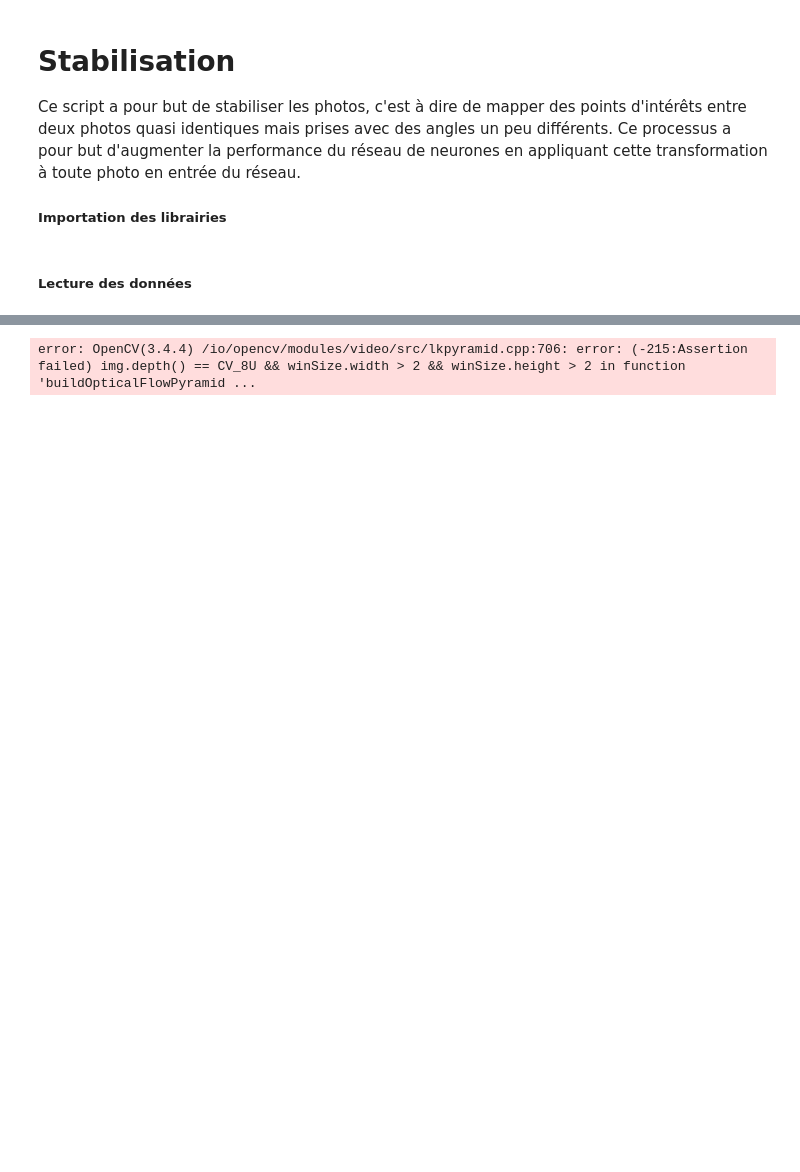
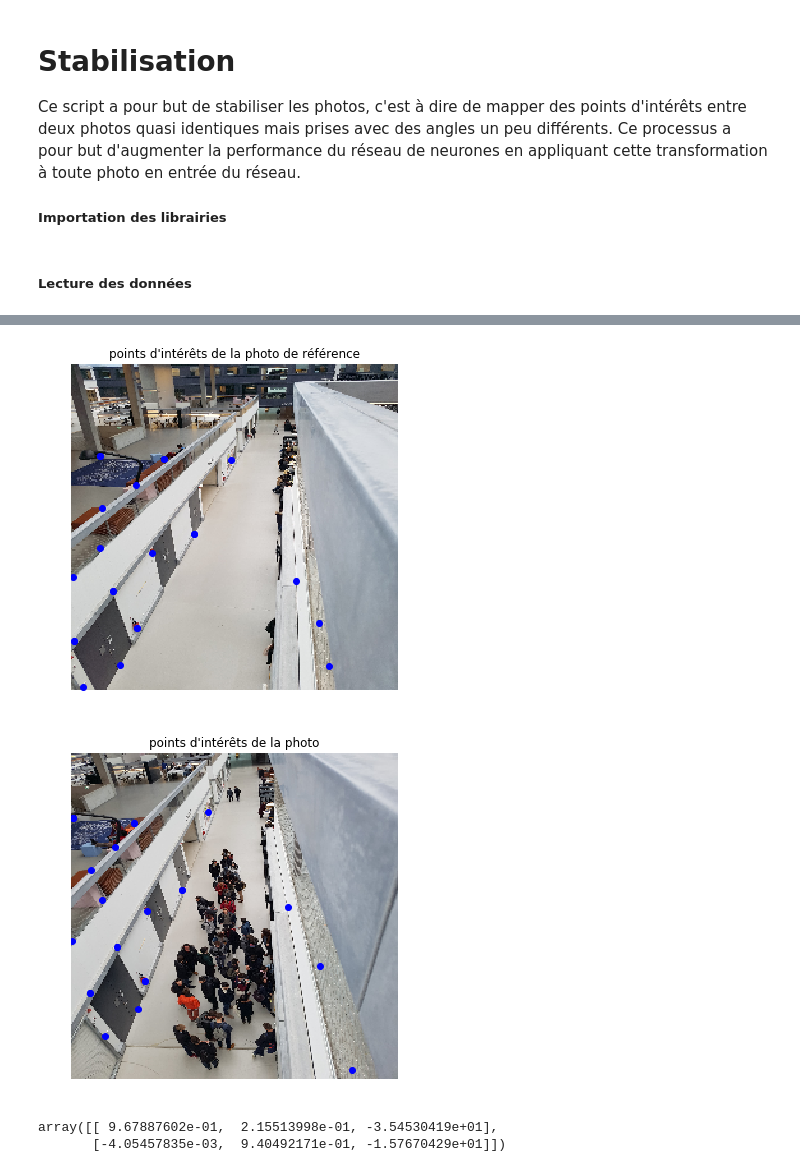
Before and after one commit to Erwandk/QueueDetection, a Jupyter notebook: code_projet/Stabilisation.ipynb, the cells around one changed output, grey strips where cells are left out. Drawn from its saved outputs; the diff is of its cells as text; code cells hidden in the pictures; blank space fills up the shorter version.

```diff
--- a/code_projet/Stabilisation.ipynb
+++ b/code_projet/Stabilisation.ipynb
@@ -70,7 +68,3 @@ img_gray = cv2.cvtColor(img, cv2.COLOR_RGB2GRAY)
-# %%
-cv2.calcOpticalFlowPyrLK(ref_gray, img_gray, ref_features, np.array([]))
-# %% [output]
-error: OpenCV(3.4.4) /io/opencv/modules/video/src/lkpyramid.cpp:706: error: (-215:Assertion failed) img.depth() == CV_8U && winSize.width > 2 && winSize.height > 2 in function 'buildOpticalFlowPyramid ...
 # %%
 def get_interest_point(img, display=False):
     """
@@ -94,2 +87,50 @@ def get_interest_point(img, display=False):
         plt.show()
     return x, y
+# %%
+# convert 2 gray
+img_ref_gray = cv2.cvtColor(img_ref, cv2.COLOR_RGB2GRAY)
+img_ref_gray = img_ref_gray.astype(np.uint8)
+# find features
+prev_pts = cv2.goodFeaturesToTrack(img_ref_gray, 200, 0.01, 30)
+# %%
+# convert 2 gray
+img_gray = cv2.cvtColor(img.astype(np.uint8), cv2.COLOR_RGB2GRAY)
+img_gray = img_gray.astype(np.uint8)
+# find transformation
+curr_pts, status, err = cv2.calcOpticalFlowPyrLK(img_ref_gray, img_gray, prev_pts, None)
+# %%
+# Filter only valid points
+idx = np.where(status==1)[0]
+prev_pts = prev_pts[idx]
+curr_pts = curr_pts[idx]
+# %%
+x = list()
+y = list()
+for interest in prev_pts:
+    x.append(interest[0][0])
+    y.append(interest[0][1])
+
+if display:
+    plt.figure(figsize=(15, 6))
+    plt.imshow(img_ref.astype(np.uint8))
+    plt.scatter(x, y, c='b')
+    plt.axis('off')
+    plt.title("points d'intérêts de la photo de référence")
+    plt.show()
+
+x = list()
+y = list()
+for interest in curr_pts:
+    x.append(interest[0][0])
+    y.append(interest[0][1])
+
+if display:
+    plt.figure(figsize=(15, 6))
+    plt.imshow(img.astype(np.uint8))
+    plt.scatter(x, y, c='b')
+    plt.axis('off')
+    plt.title("points d'intérêts de la photo")
+    plt.show()
+# %% [output]
+[figure, added]
+[figure, added]
@@ -95,0 +139,5 @@ def get_interest_point(img, display=False):
+# %%
+transform[0]
+# %% [output]
+array([[ 9.67887602e-01,  2.15513998e-01, -3.54530419e+01],
+       [-4.05457835e-03,  9.40492171e-01, -1.57670429e+01]])
```
Also changed, not shown: parts of 13 cells of this notebook.
